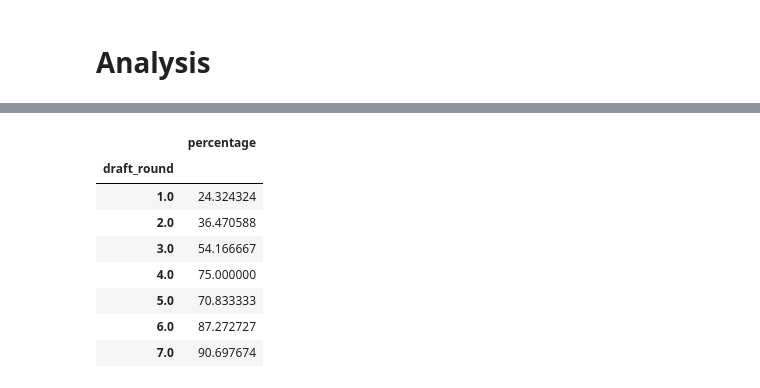
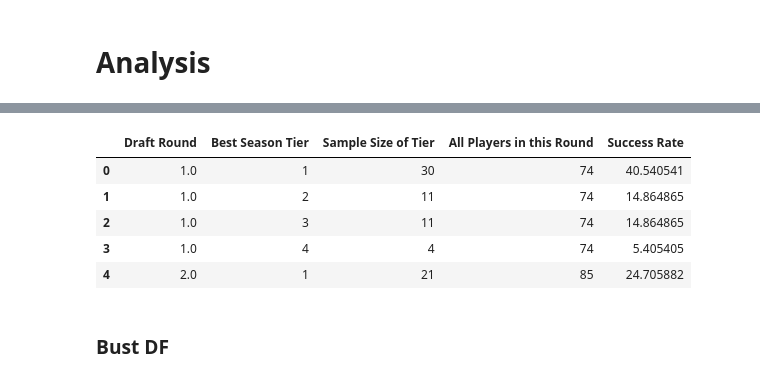
Before and after one commit to Alex-Bishka/Fantasy, a Jupyter notebook: Analysis/Notebooks/CollegeNotebooks/Draft Capital Success by Round.ipynb, the cells around one changed output, grey strips where cells are left out. Cells and saved outputs as stored; diff of their text form; code cells hidden in the pictures.

```diff
--- a/Analysis/Notebooks/CollegeNotebooks/Draft Capital Success by Round.ipynb
+++ b/Analysis/Notebooks/CollegeNotebooks/Draft Capital Success by Round.ipynb
@@ -73,0 +61,4 @@ df_success
+# %%
+df_success.drop(columns="draft_round", inplace=True)
+# %%
+df_success.reset_index(inplace=True)
@@ -74,13 +73,13 @@ df_success
+# %%
+df_success.head()
+# %% [output]
+|  | Draft Round | Best Season Tier | Sample Size of Tier | All Players in this Round | Success Rate |
+| 0 | 1.0 | 1 | 30 | 74 | 40.540541 |
+| 1 | 1.0 | 2 | 11 | 74 | 14.864865 |
+| 2 | 1.0 | 3 | 11 | 74 | 14.864865 |
+| 3 | 1.0 | 4 | 4 | 74 | 5.405405 |
+| 4 | 2.0 | 1 | 21 | 85 | 24.705882 |
+# %% [markdown]
+### Bust DF
 # %%
 df_bust = merged_data.query("tier > 4").groupby("draft_round").agg({"percentage": "sum"})
-df_bust
-# %% [output]
-|  | percentage |
-| draft_round |  |
-| 1.0 | 24.324324 |
-| 2.0 | 36.470588 |
-| 3.0 | 54.166667 |
-| 4.0 | 75.000000 |
-| 5.0 | 70.833333 |
-| 6.0 | 87.272727 |
-| 7.0 | 90.697674 |
```
Also changed, not shown: parts of 25 cells of this notebook, 19 other files.
